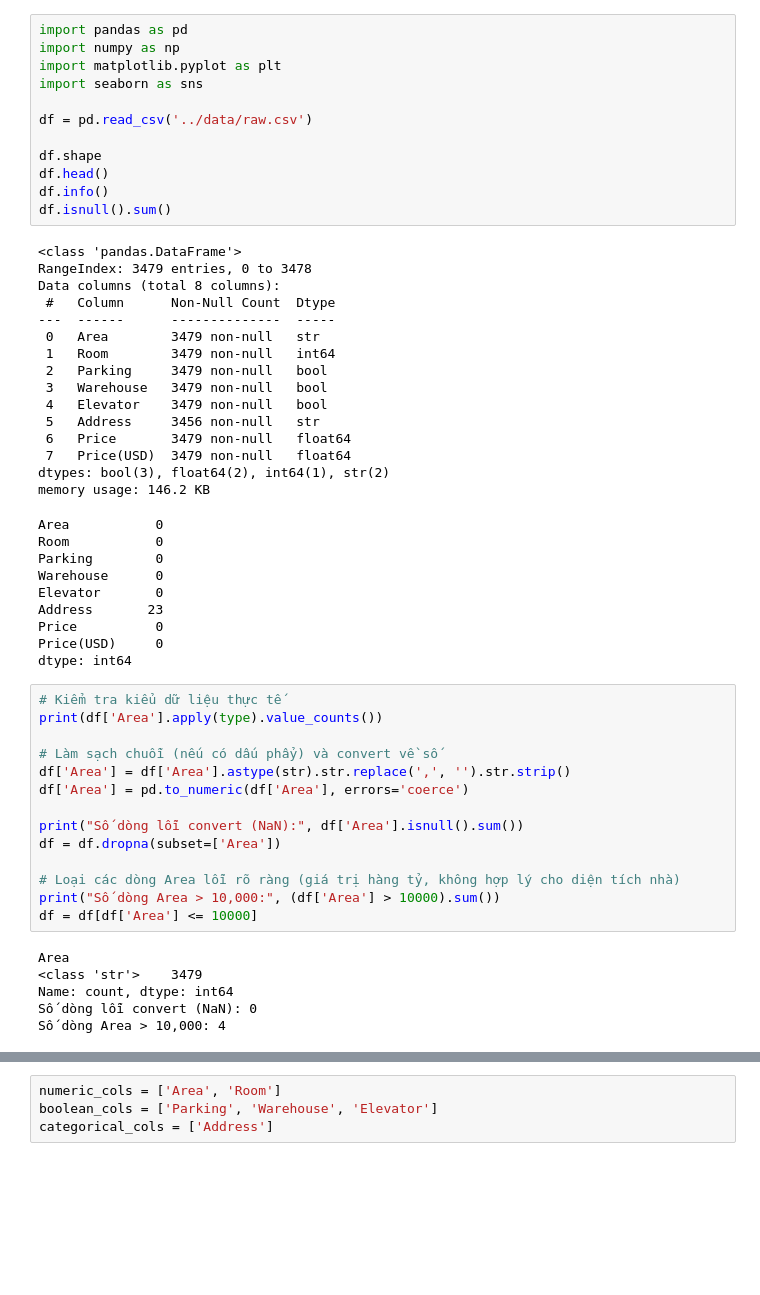
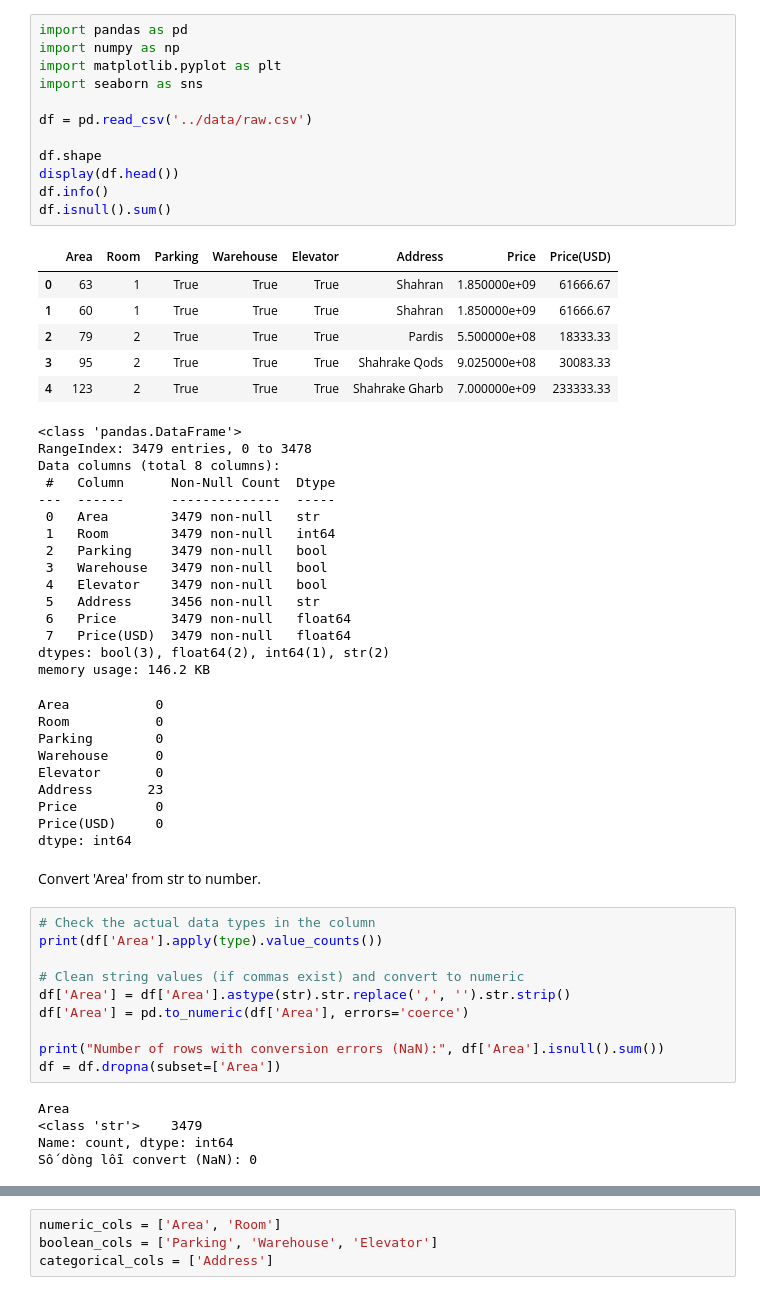
Before and after one commit to hhlong2808/house-prediction-project, a Jupyter notebook: notebooks/01_eda.ipynb, the cells around one changed output, grey strips where cells are left out. Saved outputs shown, nothing was run; the diff lists cells and outputs as text; blank space fills up the shorter version.

```diff
--- a/notebooks/01_eda.ipynb
+++ b/notebooks/01_eda.ipynb
@@ -1,16 +1,22 @@
 # %%
 import pandas as pd
 import numpy as np
 import matplotlib.pyplot as plt
 import seaborn as sns
 
 df = pd.read_csv('../data/raw.csv')
 
 df.shape
-df.head()
+display(df.head())
 df.info()
 df.isnull().sum()
 # %% [output]
+|  | Area | Room | Parking | Warehouse | Elevator | Address | Price | Price(USD) |
+| 0 | 63 | 1 | True | True | True | Shahran | 1.850000e+09 | 61666.67 |
+| 1 | 60 | 1 | True | True | True | Shahran | 1.850000e+09 | 61666.67 |
+| 2 | 79 | 2 | True | True | True | Pardis | 5.500000e+08 | 18333.33 |
+| 3 | 95 | 2 | True | True | True | Shahrake Qods | 9.025000e+08 | 30083.33 |
+| 4 | 123 | 2 | True | True | True | Shahrake Gharb | 7.000000e+09 | 233333.33 |
 <class 'pandas.DataFrame'>
 RangeIndex: 3479 entries, 0 to 3478
 Data columns (total 8 columns):
@@ -35,23 +41,20 @@ Address       23
 Price          0
 Price(USD)     0
 dtype: int64
+# %% [markdown]
+Convert 'Area' from str to number.
 # %%
-# Kiểm tra kiểu dữ liệu thực tế
+# Check the actual data types in the column
 print(df['Area'].apply(type).value_counts())
 
-# Làm sạch chuỗi (nếu có dấu phẩy) và convert về số
+# Clean string values (if commas exist) and convert to numeric
 df['Area'] = df['Area'].astype(str).str.replace(',', '').str.strip()
 df['Area'] = pd.to_numeric(df['Area'], errors='coerce')
 
-print("Số dòng lỗi convert (NaN):", df['Area'].isnull().sum())
+print("Number of rows with conversion errors (NaN):", df['Area'].isnull().sum())
 df = df.dropna(subset=['Area'])
-
-# Loại các dòng Area lỗi rõ ràng (giá trị hàng tỷ, không hợp lý cho diện tích nhà)
-print("Số dòng Area > 10,000:", (df['Area'] > 10000).sum())
-df = df[df['Area'] <= 10000]
 # %% [output]
 Area
 <class 'str'>    3479
 Name: count, dtype: int64
 Số dòng lỗi convert (NaN): 0
-Số dòng Area > 10,000: 4
```
Also changed, not shown: parts of 12 cells of this notebook.
